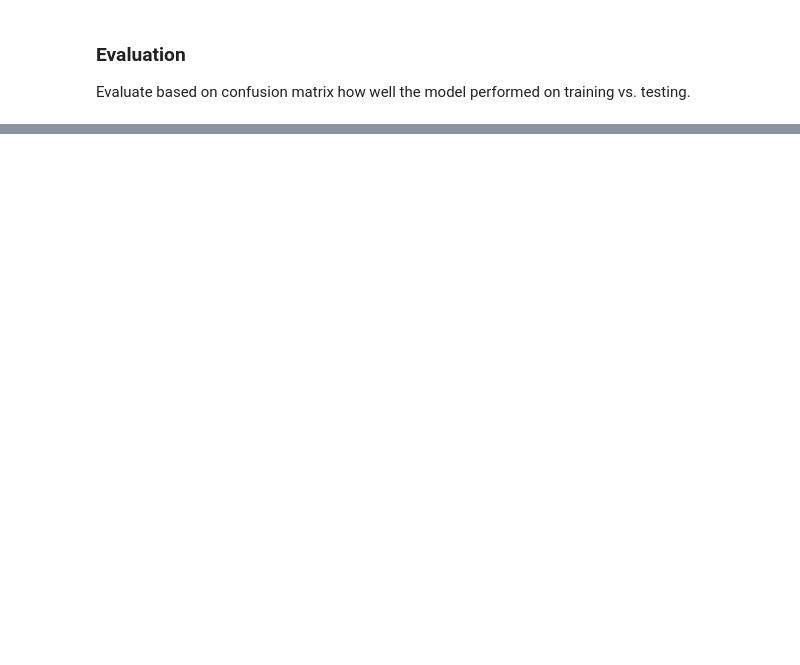
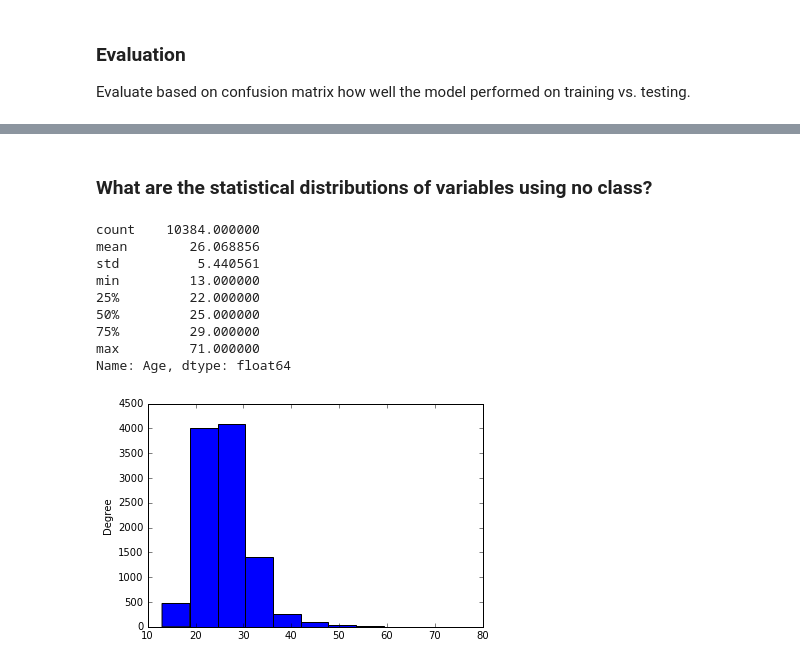
Before and after one commit to eggie5/UCSD-MAS-DSE220, a Jupyter notebook: hmwk1/Hmwk 1.ipynb, the cells around one changed output, grey strips where cells are left out. Cells and saved outputs as stored; diff of their text form; code cells hidden in the pictures; blank space fills up the shorter version.

Commit message:
hmwk 1 update

```diff
--- a/hmwk1/Hmwk 1.ipynb
+++ b/hmwk1/Hmwk 1.ipynb
@@ -331,0 +344,3 @@ As you can see from the confusion matrix, inputs of Class 1 were perfectly class
+# %%
+odf = pd.read_csv("hmwk_1_data/AHW_1.csv")
+odf.head()
@@ -331,0 +354,16 @@ As you can see from the confusion matrix, inputs of Class 1 were perfectly class
+# %% [markdown]
+### What are the statistical distributions of variables using no class?
+# %%
+odf["Age"].plot(kind="hist")
+odf["Age"].describe()
+# %% [output]
+count    10384.000000
+mean        26.068856
+std          5.440561
+min         13.000000
+25%         22.000000
+50%         25.000000
+75%         29.000000
+max         71.000000
+Name: Age, dtype: float64
+[figure, added]
```
Also changed, not shown: parts of 44 cells of this notebook.
